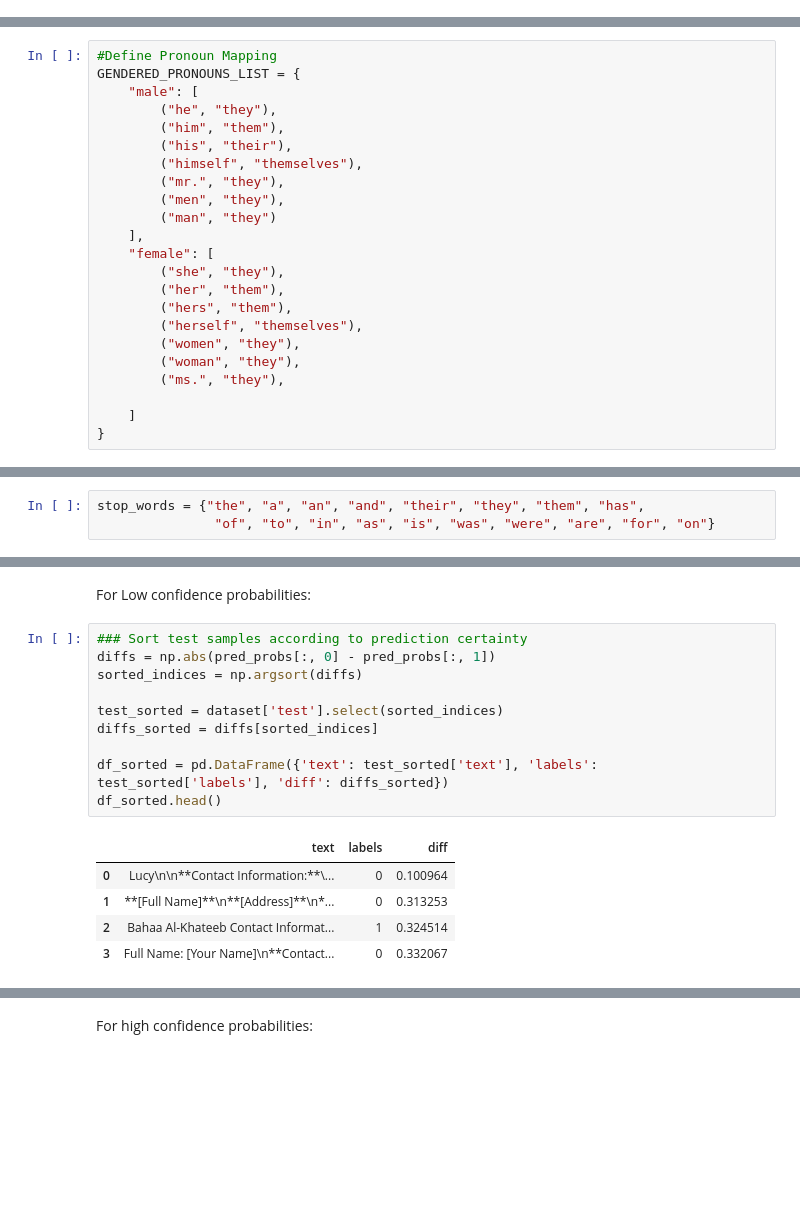
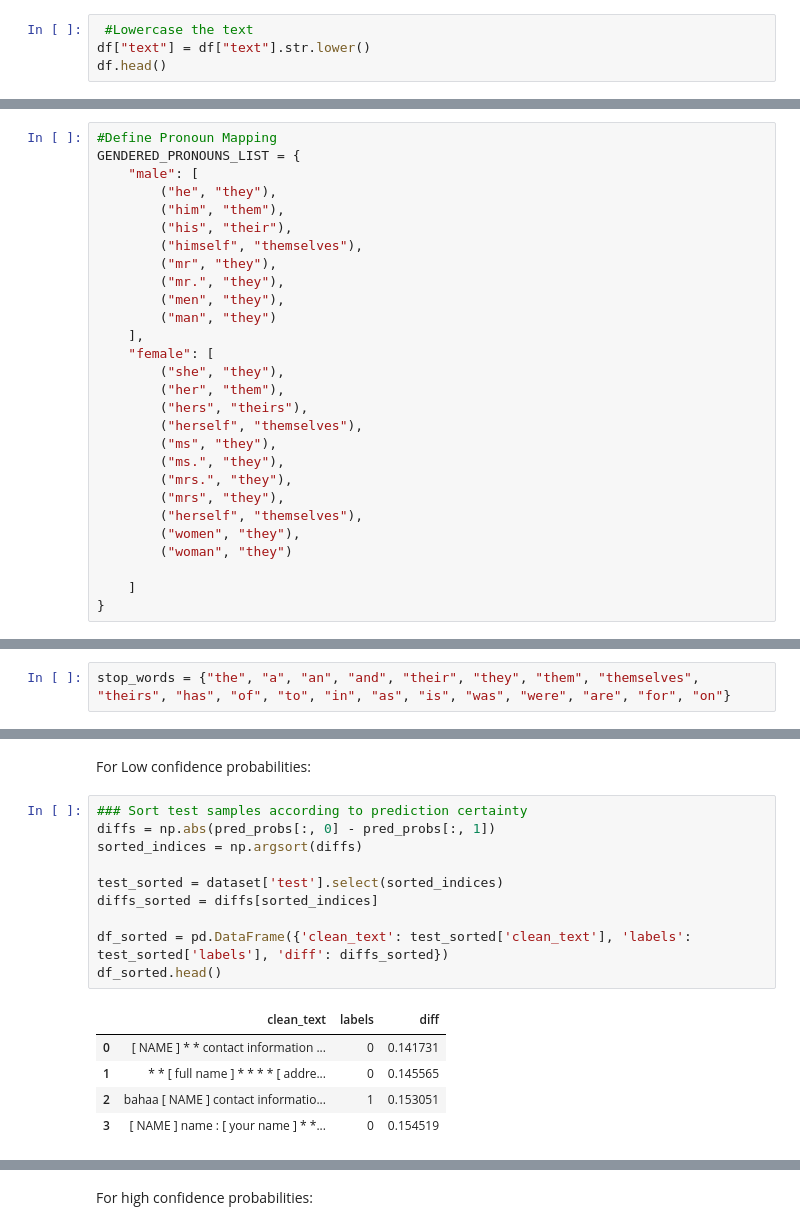
Before and after one commit to Shilpi261985/P2_BiasMitigation_SyntheticData, a Jupyter notebook: src/model_BERT/masked_proxies_generatedText.ipynb, the cells around one changed output, grey strips where cells are left out. Drawn from its saved outputs; the diff is of its cells as text; blank space fills up the shorter version.

```diff
--- a/src/model_BERT/masked_proxies_generatedText.ipynb
+++ b/src/model_BERT/masked_proxies_generatedText.ipynb
@@ -68,0 +76,4 @@ print(df.columns.tolist())
+# %%
+ #Lowercase the text
+df["text"] = df["text"].str.lower()
+df.head()
@@ -85,6 +103,7 @@ GENDERED_PRONOUNS_LIST = {
         ("him", "them"),
         ("his", "their"),
         ("himself", "themselves"),
+        ("mr", "they"),
         ("mr.", "they"),
         ("men", "they"),
         ("man", "they")
@@ -92,11 +111,15 @@ GENDERED_PRONOUNS_LIST = {
     "female": [
         ("she", "they"),
         ("her", "them"),
-        ("hers", "them"),
+        ("hers", "theirs"),
+        ("herself", "themselves"),
+        ("ms", "they"),
+        ("ms.", "they"),
+        ("mrs.", "they"),
+        ("mrs", "they"),
         ("herself", "themselves"),
         ("women", "they"),
-        ("woman", "they"),
-        ("ms.", "they"),
+        ("woman", "they")
 
     ]
 }
@@ -132,6 +155,5 @@ df.head()
 # %%
-stop_words = {"the", "a", "an", "and", "their", "they", "them", "has",
-               "of", "to", "in", "as", "is", "was", "were", "are", "for", "on"}
+stop_words = {"the", "a", "an", "and", "their", "they", "them", "themselves", "theirs", "has", "of", "to", "in", "as", "is", "was", "were", "are", "for", "on"}
 # %%
 df['clean_text'] = df['masked_text'].apply(
     lambda x: ' '.join([word for word in x.split() if word not in stop_words])
@@ -380,19 +399,19 @@ For Low confidence probabilities:
 # %%
 ### Sort test samples according to prediction certainty
 diffs = np.abs(pred_probs[:, 0] - pred_probs[:, 1])
 sorted_indices = np.argsort(diffs)
 
 test_sorted = dataset['test'].select(sorted_indices)
 diffs_sorted = diffs[sorted_indices]
 
-df_sorted = pd.DataFrame({'text': test_sorted['text'], 'labels': test_sorted['labels'], 'diff': diffs_sorted})
+df_sorted = pd.DataFrame({'clean_text': test_sorted['clean_text'], 'labels': test_sorted['labels'], 'diff': diffs_sorted})
 df_sorted.head()
 # %% [output]
-|  | text | labels | diff |
-| 0 | Lucy\n\n**Contact Information:**\... | 0 | 0.100964 |
-| 1 | **[Full Name]**\n**[Address]**\n*... | 0 | 0.313253 |
-| 2 | Bahaa Al-Khateeb Contact Informat... | 1 | 0.324514 |
-| 3 | Full Name: [Your Name]\n**Contact... | 0 | 0.332067 |
+|  | clean_text | labels | diff |
+| 0 | [ NAME ] * * contact information ... | 0 | 0.141731 |
+| 1 | * * [ full name ] * * * * [ addre... | 0 | 0.145565 |
+| 2 | bahaa [ NAME ] contact informatio... | 1 | 0.153051 |
+| 3 | [ NAME ] name : [ your name ] * *... | 0 | 0.154519 |
 # %%
 print('4 lowest confidence samples:\n\n')
 for i in range(4):
```
Also changed, not shown: parts of 17 cells of this notebook.
